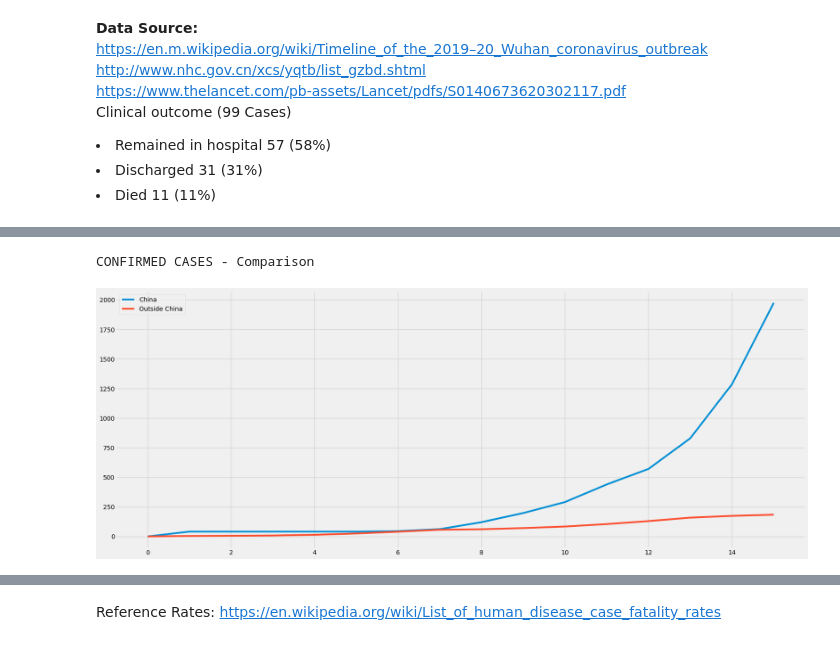
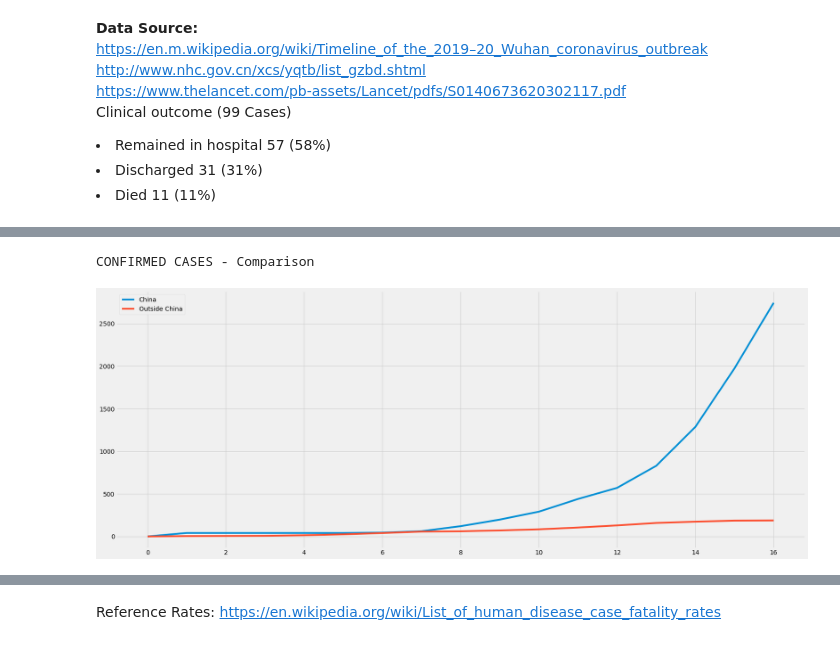
Before and after one commit to smtexas99/ncov19, a Jupyter notebook: ncov2019.ipynb, the cells around one changed output, grey strips where cells are left out. Cells and saved outputs as stored; diff of their text form; code cells hidden in the pictures.

```diff
--- a/ncov2019.ipynb
+++ b/ncov2019.ipynb
@@ -72,18 +72,18 @@ df
 # %%
 df_sc = df['Cases Suspected']
 df_cc = df['Cases Confirmed']
 df_cco = df['Cases Confirm Outside China']
 print('CONFIRMED CASES - Comparison')
 cco = np.array(df_cco[10:])
-cc = np.array(df_cc[2:18])
+cc = np.array(df_cc[2:19])
 rcParams['figure.figsize'] = 25,10
 plt.plot(cc, label = 'China')
 plt.plot(cco, label = 'Outside China')
 plt.legend()
 plt.show()
 # %% [output]
 CONFIRMED CASES - Comparison
-[figure, old version]
+[figure, new version]
 # %%
 print('Percentage of cases outside China')
 print('*********************************')
```
Also changed, not shown: parts of 17 cells of this notebook.
